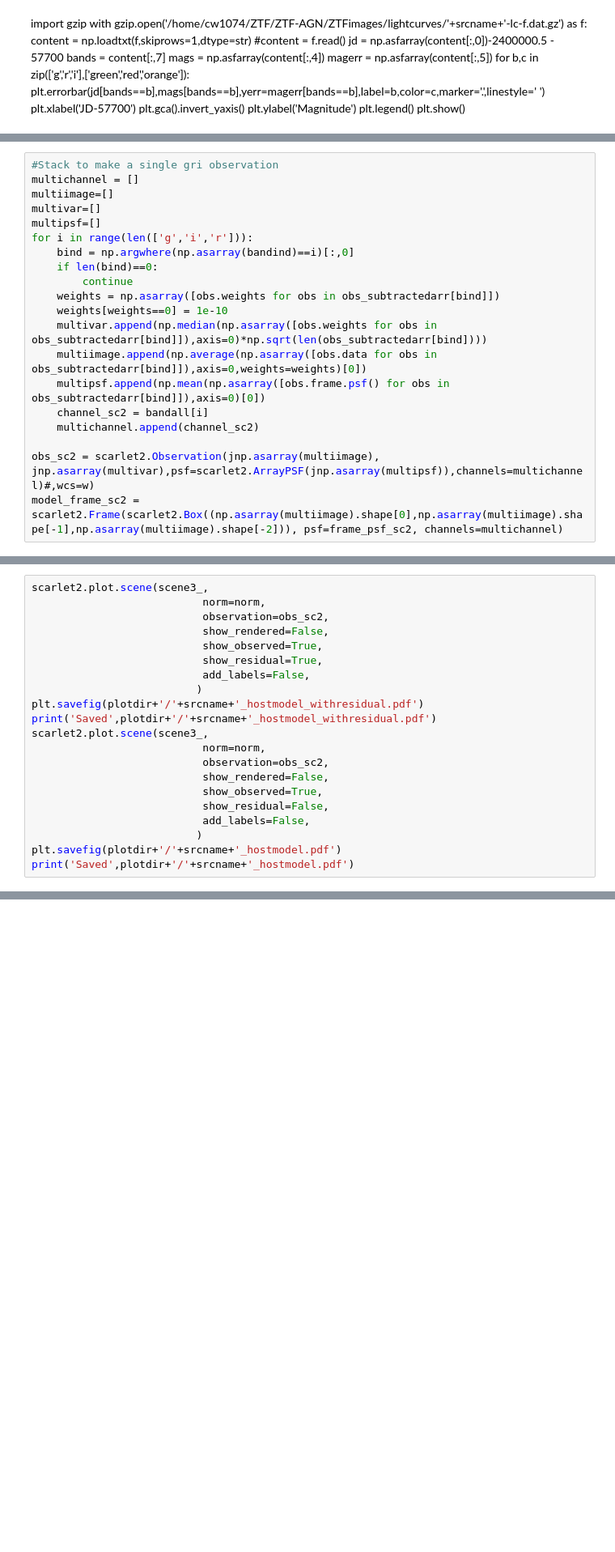
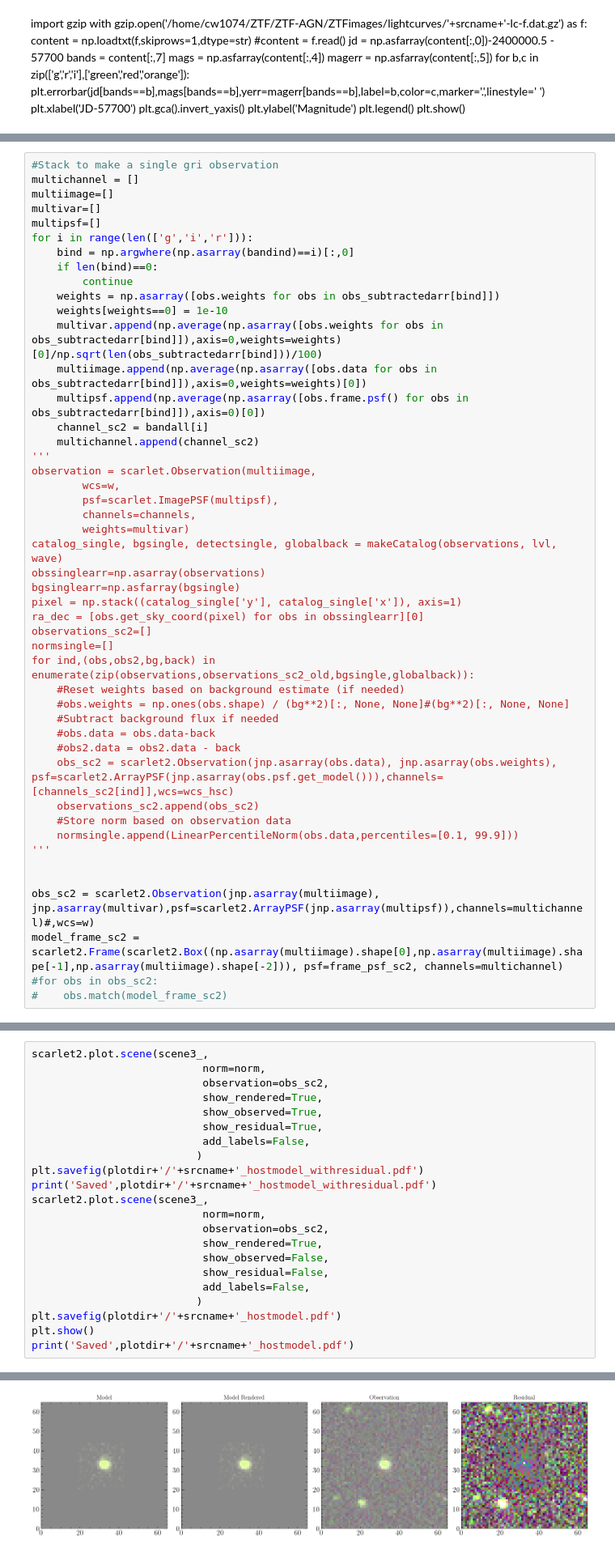
Before and after one commit to charlotteaward/TimeDomainScarlet2, a Jupyter notebook: notebooks/ZTF_TDE_example.ipynb, the cells around one changed output, grey strips where cells are left out. Shown at 81% size. Cells and saved outputs as stored; diff of their text form; blank space fills up the shorter version.

```diff
--- a/notebooks/ZTF_TDE_example.ipynb
+++ b/notebooks/ZTF_TDE_example.ipynb
@@ -663,14 +731,41 @@ for i in range(len(['g','i','r'])):
         continue
     weights = np.asarray([obs.weights for obs in obs_subtractedarr[bind]])
     weights[weights==0] = 1e-10
-    multivar.append(np.median(np.asarray([obs.weights for obs in obs_subtractedarr[bind]]),axis=0)*np.sqrt(len(obs_subtractedarr[bind])))
+    multivar.append(np.average(np.asarray([obs.weights for obs in obs_subtractedarr[bind]]),axis=0,weights=weights)[0]/np.sqrt(len(obs_subtractedarr[bind]))/100)
     multiimage.append(np.average(np.asarray([obs.data for obs in obs_subtractedarr[bind]]),axis=0,weights=weights)[0])
-    multipsf.append(np.mean(np.asarray([obs.frame.psf() for obs in obs_subtractedarr[bind]]),axis=0)[0])
+    multipsf.append(np.average(np.asarray([obs.frame.psf() for obs in obs_subtractedarr[bind]]),axis=0)[0])
     channel_sc2 = bandall[i]
     multichannel.append(channel_sc2)
+'''
+observation = scarlet.Observation(multiimage,
+        wcs=w,
+        psf=scarlet.ImagePSF(multipsf),
+        channels=channels,
+        weights=multivar)
+catalog_single, bgsingle, detectsingle, globalback = makeCatalog(observations, lvl, wave)
+obssinglearr=np.asarray(observations)
+bgsinglearr=np.asfarray(bgsingle)
+pixel = np.stack((catalog_single['y'], catalog_single['x']), axis=1)
+ra_dec = [obs.get_sky_coord(pixel) for obs in obssinglearr][0]
+observations_sc2=[]
+normsingle=[]
+for ind,(obs,obs2,bg,back) in enumerate(zip(observations,observations_sc2_old,bgsingle,globalback)):
+    #Reset weights based on background estimate (if needed)
+    #obs.weights = np.ones(obs.shape) / (bg**2)[:, None, None]#(bg**2)[:, None, None]
+    #Subtract background flux if needed
+    #obs.data = obs.data-back
+    #obs2.data = obs2.data - back
+    obs_sc2 = scarlet2.Observation(jnp.asarray(obs.data), jnp.asarray(obs.weights), psf=scarlet2.ArrayPSF(jnp.asarray(obs.psf.get_model())),channels=[channels_sc2[ind]],wcs=wcs_hsc)
+    observations_sc2.append(obs_sc2)
+    #Store norm based on observation data
+    normsingle.append(LinearPercentileNorm(obs.data,percentiles=[0.1, 99.9]))
+'''
+
 
 obs_sc2 = scarlet2.Observation(jnp.asarray(multiimage), jnp.asarray(multivar),psf=scarlet2.ArrayPSF(jnp.asarray(multipsf)),channels=multichannel)#,wcs=w)
 model_frame_sc2 = scarlet2.Frame(scarlet2.Box((np.asarray(multiimage).shape[0],np.asarray(multiimage).shape[-1],np.asarray(multiimage).shape[-2])), psf=frame_psf_sc2, channels=multichannel)
+#for obs in obs_sc2:
+#    obs.match(model_frame_sc2)
 # %%
 norm = LinearPercentileNorm(obs.data[-1,10:-10,10:-10],percentiles=[0.01, 98])
 plt.figure(figsize=(4,4))
@@ -758,7 +880,7 @@ plt.show()
 scarlet2.plot.scene(scene3_,
                            norm=norm,
                            observation=obs_sc2,
-                           show_rendered=False,
+                           show_rendered=True,
                            show_observed=True,
                            show_residual=True,
                            add_labels=False,
@@ -768,10 +890,12 @@ print('Saved',plotdir+'/'+srcname+'_hostmodel_withresidual.pdf')
 scarlet2.plot.scene(scene3_,
                            norm=norm,
                            observation=obs_sc2,
-                           show_rendered=False,
-                           show_observed=True,
+                           show_rendered=True,
+                           show_observed=False,
                            show_residual=False,
                            add_labels=False,
                           )
 plt.savefig(plotdir+'/'+srcname+'_hostmodel.pdf')
+plt.show()
 print('Saved',plotdir+'/'+srcname+'_hostmodel.pdf')
+# %% [output]
@@ -777,0 +903 @@ print('Saved',plotdir+'/'+srcname+'_hostmodel.pdf')
+[figure, added]
```
Also changed, not shown: parts of 24 cells of this notebook, 1 other file.
